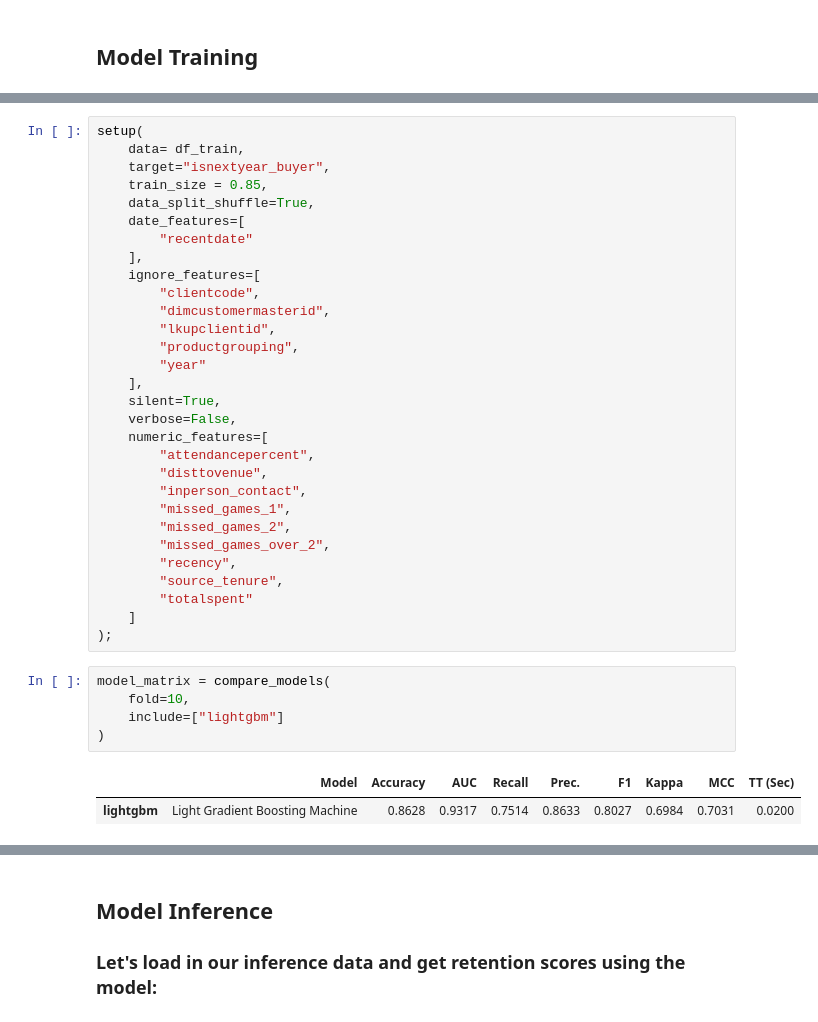
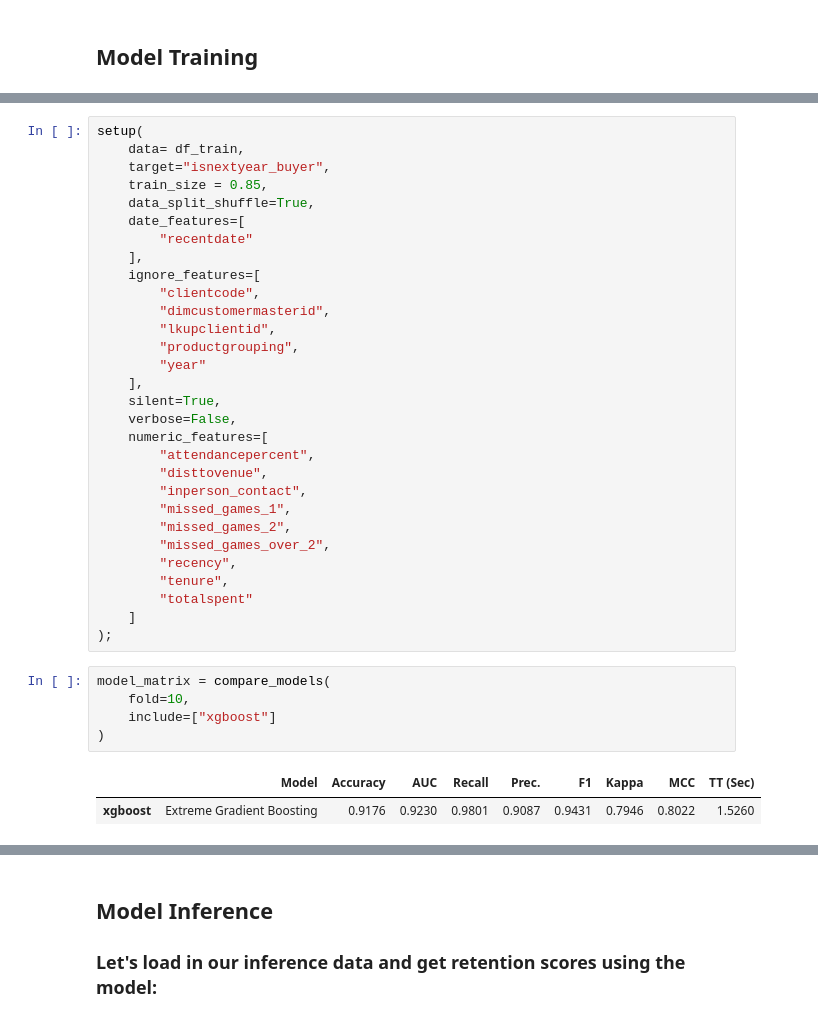
Before and after one commit to ryankazmerik/data-sci, a Jupyter notebook: fallbacks/Retention Rollover.ipynb, the cells around one changed output, grey strips where cells are left out. Drawn from its saved outputs; the diff is of its cells as text.

```diff
--- a/fallbacks/Retention Rollover.ipynb
+++ b/fallbacks/Retention Rollover.ipynb
@@ -98,18 +111,18 @@ setup(
 		"missed_games_2",
 		"missed_games_over_2",
 		"recency",
-		"source_tenure",
+		"tenure",
 		"totalspent"
     ]
 );
 # %%
 model_matrix = compare_models(
     fold=10,
-    include=["lightgbm"]
+    include=["xgboost"]
 )
 # %% [output]
 |  | Model | Accuracy | AUC | Recall | Prec. | F1 | Kappa | MCC | TT (Sec) |
-| lightgbm | Light Gradient Boosting Machine | 0.8628 | 0.9317 | 0.7514 | 0.8633 | 0.8027 | 0.6984 | 0.7031 | 0.0200 |
+| xgboost | Extreme Gradient Boosting | 0.9176 | 0.9230 | 0.9801 | 0.9087 | 0.9431 | 0.7946 | 0.8022 | 1.5260 |
 # %%
 best_model = create_model(model_matrix);
 final_model = finalize_model(best_model);
```
Also changed, not shown: parts of 8 cells of this notebook.
